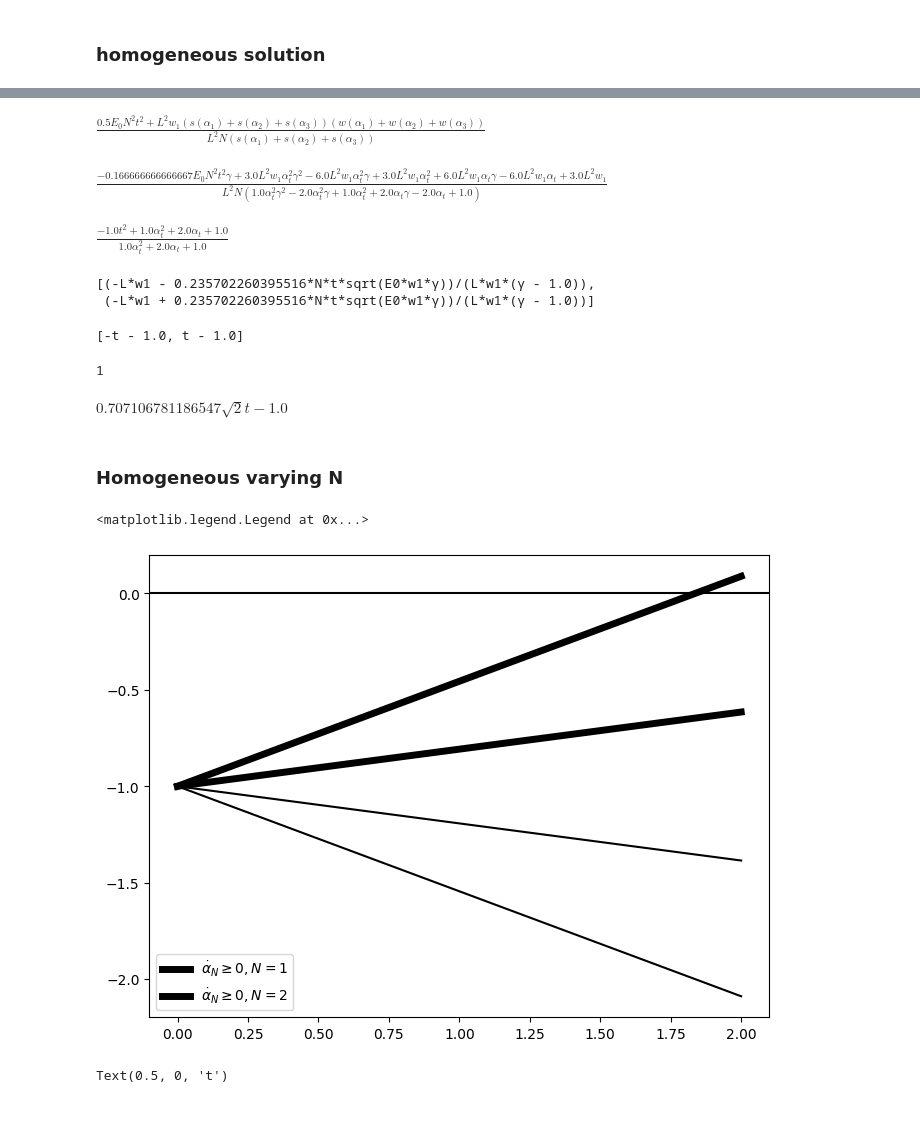
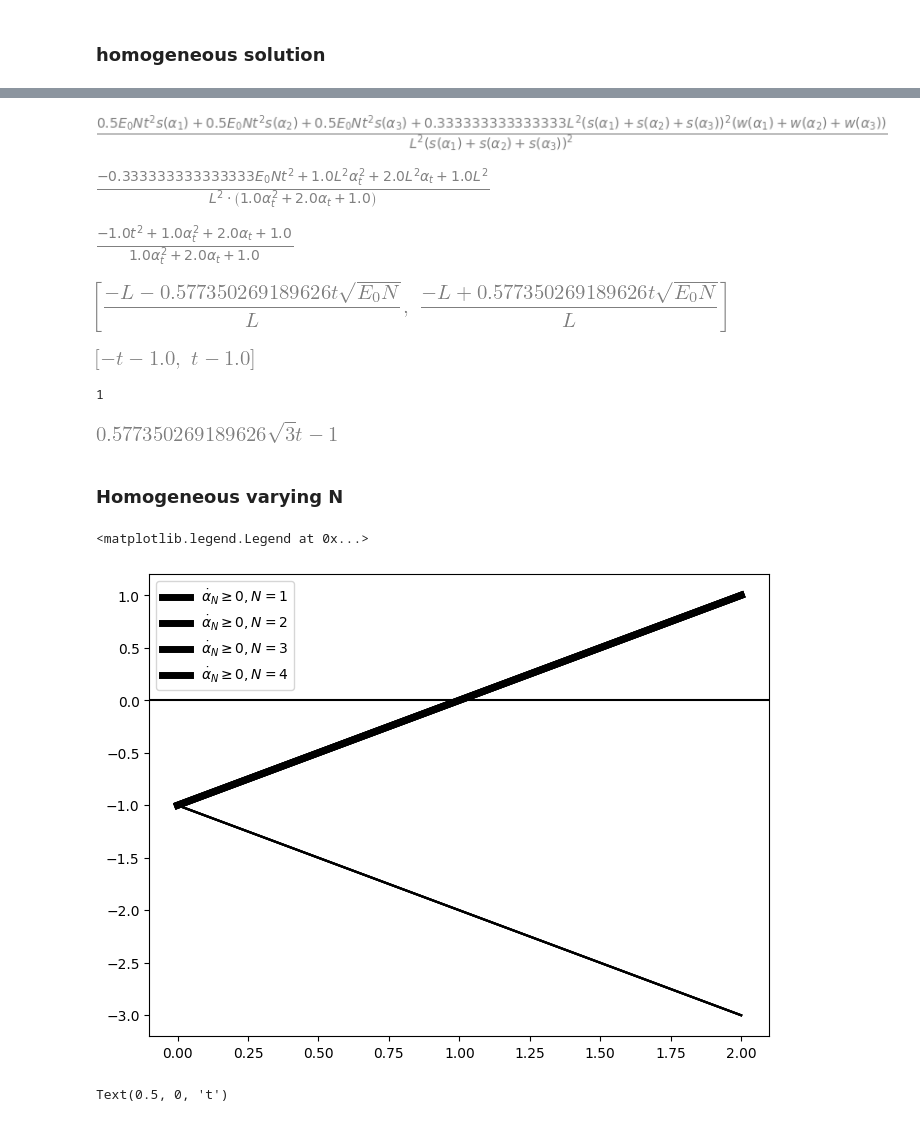
Before and after one commit to kumiori/indiscrete, a Jupyter notebook: playground/discrete-bar-symbolic.ipynb, the cells around one changed output, grey strips where cells are left out. Drawn from its saved outputs; the diff is of its cells as text; code cells hidden in the pictures.

Commit message:
resuming symbolic computations

```diff
--- a/playground/discrete-bar-symbolic.ipynb
+++ b/playground/discrete-bar-symbolic.ipynb
@@ -269,7 +272,7 @@ class ModelAnalysis:
         _a = sp.Function('a')
         _w = sp.Function('w')
 
-        subs_homog_α, _ =  self._state_homog_substitutions(state)
+        subs_homog_α, _ =  self._state_homog_substitutions()
 
         energy = self.energy_fc_alpha()               \
             .subs(subs_homog_α)                       \
@@ -434,7 +428,7 @@ _sound
 - bifurcations
 - stability
 # %%
-atls = SymbolicDiscreteDamage(state, matpar)
+atls = SymbolicDiscreteDamage(_matpar)
 system = ModelAnalysis(atls)
 (system.criterion()).subs(_matpar)
 # %% [output]
@@ -456,26 +445,23 @@ equilibrium_subs
 # %%
 system.energy_fc_alpha()
-# \
-# .subs(subs_homog_α)
 # %% [output]
-$\displaystyle \frac{0.5 E_{0} N^{2} t^{2} + L^{2} w_{1} \left(s{\left(α_{1} \right)} + s{\left(α_{2} \right)} + s{\left(α_{3} \right)}\right) \left(w{\left(α_{1} \right)} + w{\left(α_{2} \right)} + w{\left(α_{3} \right)}\right)}{L^{2} N \left(s{\left(α_{1} \right)} + s{\left(α_{2} \right)} + s{\left(α_{3} \right)}\right)}$
+[figure, added]
 # %%
-system.evo_α(state)
+system.evo_α(system.state)
 # %% [output]
-$\displaystyle \frac{- 0.166666666666667 E_{0} N^{2} t^{2} γ + 3.0 L^{2} w_{1} α_{t}^{2} γ^{2} - 6.0 L^{2} w_{1} α_{t}^{2} γ + 3.0 L^{2} w_{1} α_{t}^{2} + 6.0 L^{2} w_{1} α_{t} γ - 6.0 L^{2} w_{1} α_{t} + 3.0 L^{2} w_{1}}{L^{2} N \left(1.0 α_{t}^{2} γ^{2} - 2.0 α_{t}^{2} γ + 1.0 α_{t}^{2} + 2.0 α_{t} γ - 2.0 α_{t} + 1.0\right)}$
+[figure, added]
 # %%
-system.evo_α(state, _matpar)
+system.evo_α(system.state, _matpar)
 # %% [output]
-$\displaystyle \frac{- 1.0 t^{2} + 1.0 α_{t}^{2} + 2.0 α_{t} + 1.0}{1.0 α_{t}^{2} + 2.0 α_{t} + 1.0}$
+[figure, added]
 # %%
-system.homogeneous_α(state)
+system.homogeneous_α(system.state)
 # %% [output]
-[(-L*w1 - 0.235702260395516*N*t*sqrt(E0*w1*γ))/(L*w1*(γ - 1.0)),
- (-L*w1 + 0.235702260395516*N*t*sqrt(E0*w1*γ))/(L*w1*(γ - 1.0))]
+[figure, added]
 # %%
-system.homogeneous_α(state, _matpar)
+system.homogeneous_α(system.state, _matpar)
 # %% [output]
-[-t - 1.0, t - 1.0]
+[figure, added]
 # %%
 idx = system.positive_solution_wrt_t(_matpar)
 idx
@@ -484,62 +470,60 @@ idx
 # %%
 sp.simplify(system.homogeneous_α(_matpar)[idx]).subs(_matpar)
 # %% [output]
-$\displaystyle 0.707106781186547 \sqrt{2} t - 1.0$
+[figure, added]
 # %% [markdown]
 ### Homogeneous varying N
 # %%
 N = sp.symbols("N")
-t = sp.symbols('t')
-_a = sp.Function('a')
-_w = sp.Function('w')
-γ = sp.symbols('γ')
-E0, L, w1, σc = sp.symbols('E0 L w1 σc')
-β = sp.symbols('β')
+t = sp.symbols("t")
+_a = sp.Function("a")
+_w = sp.Function("w")
+γ = sp.symbols("γ")
+E0, L, w1, σc = sp.symbols("E0 L w1 σc")
+β = sp.symbols("β")
 
 fig, ax = plt.subplots(1, 1, figsize=(8, 6))
 
-for _N in range(1, 3):
+for _N in range(1, 5):
     u = sp.symbols([f"u{i}" for i in range(0, _N)])
-    e = sp.symbols([f"e{i}" for i in range(1, _N+1)])
-    α = sp.symbols([f"α{i}" for i in range(1, _N+1)])
+    e = sp.symbols([f"e{i}" for i in range(1, _N + 1)])
+    α = sp.symbols([f"α{i}" for i in range(1, _N + 1)])
     _α = sp.symbols("α")
 
+    state = {"u": u, "α": α, "e": e}
+    _matpar = {"N": _N, "γ": 2, "E0": 1, "w1": 1, "L": 1}
+    matpar = {"N": N, "γ": γ, "E0": E0, "w1": w1, "L": L}
+    _loads = np.linspace(0.0, float(γ.subs(_matpar)), 30)
 
-    state = {"u": u, "α": α, "e": e}
-    _matpar = {N: _N, γ: 2, E0: 1, w1: 1, L: 1}
-    matpar = {"N": N, "γ": γ, "E0": E0, "w1": w1, "L": L}
-    _loads = np.linspace(0., float(γ.subs(_matpar)), 30)
-
-    atls = SymbolicDiscreteDamage(state, matpar)
+    atls = SymbolicDiscreteDamage(_matpar)
 
     system = ModelAnalysis(atls)
     # print(model.criterion())
 
     # subs_homog_α, subs_homog_e =  model._state_homog_substitutions(state)
 
     # Substitutions to compute homogeneous solutions
     # print(subs_homog_α, subs_homog_e)
     # print(model.homogeneous_α(state, _matpar))
     idx = system.positive_solution_wrt_t(_matpar)
     # print(idx)
 
-
-    evos = [evo.subs(_matpar) for evo in model.homogeneous_α(_matpar)]
+    evos = [evo.subs(_matpar) for evo in system.homogeneous_α(_matpar)]
     evo_x = evos[idx].subs(_matpar)
 
     for alphas in evos:
-        _f = sp.lambdify(t, alphas.subs(_matpar), 'numpy')
-        plt.plot(_loads, _f(_loads), c='k')
+        _f = sp.lambdify(t, alphas.subs(_matpar), "numpy")
+        plt.plot(_loads, _f(_loads), c="k")
 
-    _f = sp.lambdify(t, evo_x, 'numpy')
-    ax.plot(_loads, _f(_loads), c='k', lw=5, label=f"$\dot \\alpha_N \geq 0, N={_N}$")
+    _f = sp.lambdify(t, evo_x, "numpy")
+    ax.plot(_loads, _f(_loads), c="k", lw=5, label=f"$\dot \\alpha_N \geq 0, N={_N}$")
 
 
-ax.axhline(0, c='k')
+ax.axhline(0, c="k")
 ax.legend()
 # %% [output]
 <matplotlib.legend.Legend at 0x...>
-[figure, old version]
+[figure, new version]
 # %%
 fig, ax = plt.subplots(1, 1, figsize=(8, 6))
 
```
Also changed, not shown: parts of 22 cells of this notebook.
